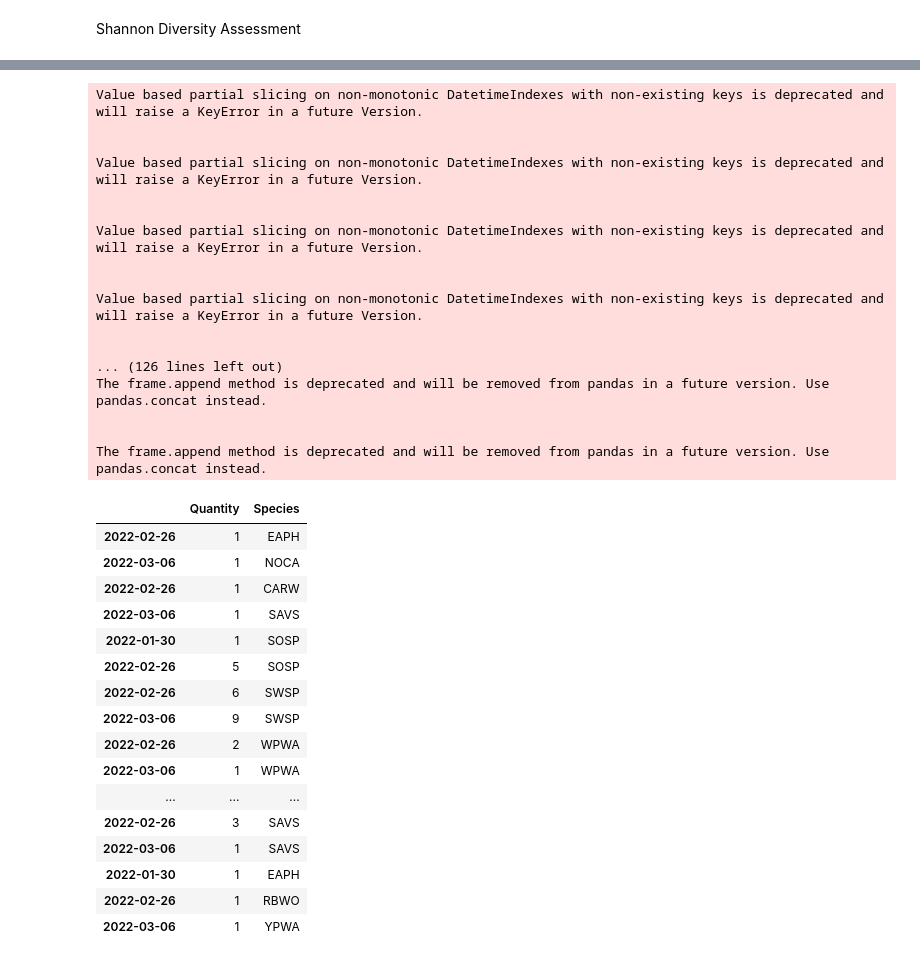
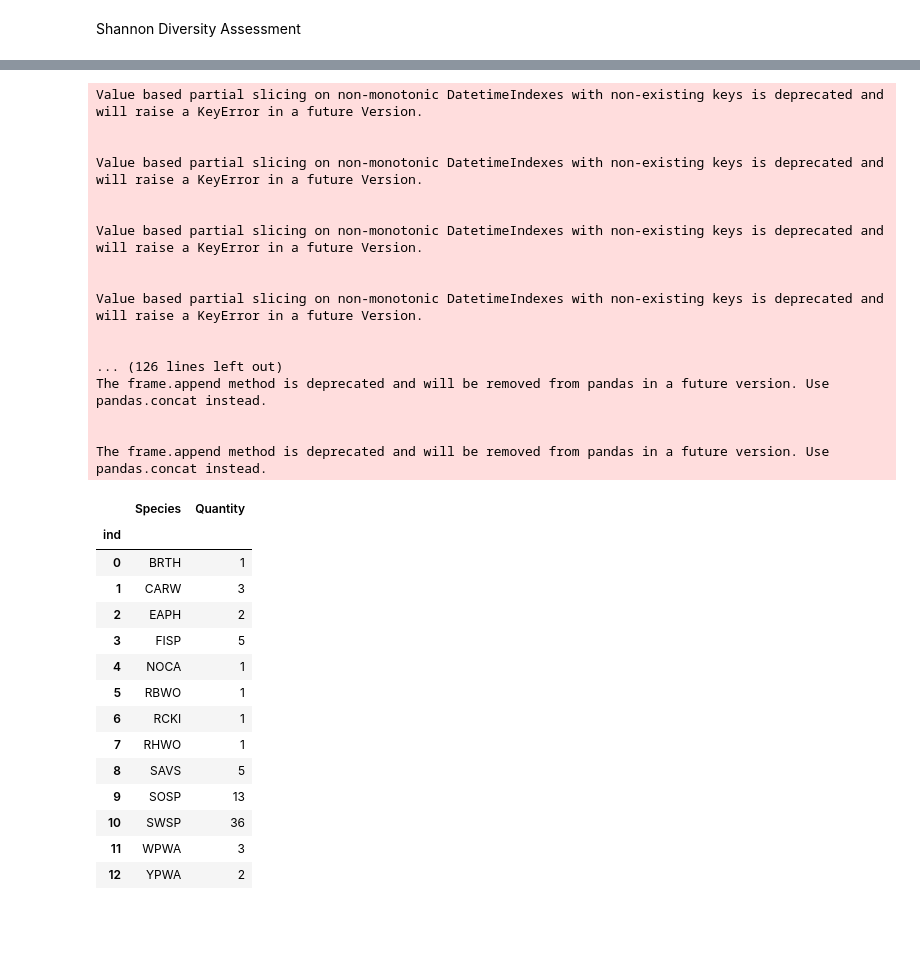
Before and after one commit to Pryzzm/PanoRestoration, a Jupyter notebook: MainAnalysis.ipynb, the cells around one changed output, grey strips where cells are left out. Drawn from its saved outputs; the diff is of its cells as text; code cells hidden in the pictures; blank space fills up the shorter version.

```diff
--- a/MainAnalysis.ipynb
+++ b/MainAnalysis.ipynb
@@ -843,4 +818,11 @@ filteredBirdRecaps.rename(columns={"Band Number":"Quantity"})
 # %%
+#Bird DF prep
+
+filteredBirdFirsts = filterBirdsSPEC(birdFirsts["Species"].unique())
+filteredBirdRecaps = filterBirdsSPECRE(birdRecaps["Species"].unique())
+filteredBirdFirsts.rename(columns={"Band Number":"Quantity"})
+filteredBirdRecaps.rename(columns={"Band Number":"Quantity"})
+
 birdFirsts07 = filteredBirdFirsts['12-31-2006': '1-1-2008']
 birdFirsts08 = filteredBirdFirsts['12-31-2007': '1-1-2009']
 birdFirsts09 = filteredBirdFirsts['12-31-2008': '1-1-2010']
@@ -868,64 +850,69 @@ birdRecaps13 = filteredBirdRecaps['12-31-2012': '1-1-2014']
 birdRecaps14 = filteredBirdRecaps['12-31-2013': '1-1-2015']
 birdRecaps15 = filteredBirdRecaps['12-31-2014': '1-1-2016']
 birdRecaps16 = filteredBirdRecaps['12-31-2015': '1-1-2017']
 birdRecaps17 = filteredBirdRecaps['12-31-2016': '1-1-2018']
 birdRecaps18 = filteredBirdRecaps['12-31-2017': '1-1-2019']
 birdRecaps19 = filteredBirdRecaps['12-31-2018': '1-1-2020']
 birdRecaps20 = filteredBirdRecaps['12-31-2019': '1-1-2021']
 birdRecaps21 = filteredBirdRecaps['12-31-2020': '1-1-2022']
 birdRecaps22 = filteredBirdRecaps['12-31-2021': '1-1-2023']
 
-birds07 = birdFirsts07.append(birdRecaps07).rename(columns={"Band Number": "Quantity"})
-birds09 = birdFirsts08.append(birdRecaps08).rename(columns={"Band Number": "Quantity"})
-birds09 = birdFirsts09.append(birdRecaps09).rename(columns={"Band Number": "Quantity"})
-birds10 = birdFirsts10.append(birdRecaps10).rename(columns={"Band Number": "Quantity"})
-birds11 = birdFirsts11.append(birdRecaps11).rename(columns={"Band Number": "Quantity"})
-birds12 = birdFirsts12.append(birdRecaps12).rename(columns={"Band Number": "Quantity"})
-birds13 = birdFirsts13.append(birdRecaps13).rename(columns={"Band Number": "Quantity"})
-birds14 = birdFirsts14.append(birdRecaps14).rename(columns={"Band Number": "Quantity"})
-birds15 = birdFirsts15.append(birdRecaps15).rename(columns={"Band Number": "Quantity"})
-birds16 = birdFirsts16.append(birdRecaps16).rename(columns={"Band Number": "Quantity"})
-birds17 = birdFirsts17.append(birdRecaps17).rename(columns={"Band Number": "Quantity"})
-birds18 = birdFirsts18.append(birdRecaps18).rename(columns={"Band Number": "Quantity"})
-birds19 = birdFirsts19.append(birdRecaps19).rename(columns={"Band Number": "Quantity"})
-birds20 = birdFirsts20.append(birdRecaps20).rename(columns={"Band Number": "Quantity"})
-birds21 = birdFirsts21.append(birdRecaps21).rename(columns={"Band Number": "Quantity"})
-birds22 = birdFirsts22.append(birdRecaps22).rename(columns={"Band Number": "Quantity"})
+birds07 = birdFirsts07.append(birdRecaps07).rename(columns={"Band Number": "Quantity"}).groupby(["Species"]).sum()
+birds08 = birdFirsts08.append(birdRecaps08).rename(columns={"Band Number": "Quantity"}).groupby(["Species"]).sum()
+birds09 = birdFirsts09.append(birdRecaps09).rename(columns={"Band Number": "Quantity"}).groupby(["Species"]).sum()
+birds10 = birdFirsts10.append(birdRecaps10).rename(columns={"Band Number": "Quantity"}).groupby(["Species"]).sum()
+birds11 = birdFirsts11.append(birdRecaps11).rename(columns={"Band Number": "Quantity"}).groupby(["Species"]).sum()
+birds12 = birdFirsts12.append(birdRecaps12).rename(columns={"Band Number": "Quantity"}).groupby(["Species"]).sum()
+birds13 = birdFirsts13.append(birdRecaps13).rename(columns={"Band Number": "Quantity"}).groupby(["Species"]).sum()
+birds14 = birdFirsts14.append(birdRecaps14).rename(columns={"Band Number": "Quantity"}).groupby(["Species"]).sum()
+birds15 = birdFirsts15.append(birdRecaps15).rename(columns={"Band Number": "Quantity"}).groupby(["Species"]).sum()
+birds16 = birdFirsts16.append(birdRecaps16).rename(columns={"Band Number": "Quantity"}).groupby(["Species"]).sum()
+birds17 = birdFirsts17.append(birdRecaps17).rename(columns={"Band Number": "Quantity"}).groupby(["Species"]).sum()
+birds18 = birdFirsts18.append(birdRecaps18).rename(columns={"Band Number": "Quantity"}).groupby(["Species"]).sum()
+birds19 = birdFirsts19.append(birdRecaps19).rename(columns={"Band Number": "Quantity"}).groupby(["Species"]).sum()
+birds20 = birdFirsts20.append(birdRecaps20).rename(columns={"Band Number": "Quantity"}).groupby(["Species"]).sum()
+birds21 = birdFirsts21.append(birdRecaps21).rename(columns={"Band Number": "Quantity"}).groupby(["Species"]).sum()
+birds22 = birdFirsts22.append(birdRecaps22).rename(columns={"Band Number": "Quantity"}).groupby(["Species"]).sum()
 
+birdlist = [birds07, birds08, birds09, birds10, birds11, birds12, birds13,
+            birds14, birds15, birds16, birds17, birds18, birds19, birds20,
+            birds21, birds22]
+for i in birdlist:
+    i['ind'] = np.arange(len(i))
+    i.set_index('ind', append=True, inplace=True)
+    i.reset_index(level=['Species'], inplace=True)
 birds22
 # %% [output]
 Value based partial slicing on non-monotonic DatetimeIndexes with non-existing keys is deprecated and will raise a KeyError in a future Version.
 
 
 Value based partial slicing on non-monotonic DatetimeIndexes with non-existing keys is deprecated and will raise a KeyError in a future Version.
 
 
 Value based partial slicing on non-monotonic DatetimeIndexes with non-existing keys is deprecated and will raise a KeyError in a future Version.
 
 
 Value based partial slicing on non-monotonic DatetimeIndexes with non-existing keys is deprecated and will raise a KeyError in a future Version.
 
 
 ... (126 lines left out)
 The frame.append method is deprecated and will be removed from pandas in a future version. Use pandas.concat instead.
 
 
 The frame.append method is deprecated and will be removed from pandas in a future version. Use pandas.concat instead.
-|  | Quantity | Species |
-| 2022-02-26 | 1 | EAPH |
-| 2022-03-06 | 1 | NOCA |
-| 2022-02-26 | 1 | CARW |
-| 2022-03-06 | 1 | SAVS |
-| 2022-01-30 | 1 | SOSP |
-| 2022-02-26 | 5 | SOSP |
-| 2022-02-26 | 6 | SWSP |
-| 2022-03-06 | 9 | SWSP |
-| 2022-02-26 | 2 | WPWA |
-| 2022-03-06 | 1 | WPWA |
-| ... | ... | ... |
-| 2022-02-26 | 3 | SAVS |
-| 2022-03-06 | 1 | SAVS |
-| 2022-01-30 | 1 | EAPH |
-| 2022-02-26 | 1 | RBWO |
-| 2022-03-06 | 1 | YPWA |
+|  | Species | Quantity |
+| ind |  |  |
+| 0 | BRTH | 1 |
+| 1 | CARW | 3 |
+| 2 | EAPH | 2 |
+| 3 | FISP | 5 |
+| 4 | NOCA | 1 |
+| 5 | RBWO | 1 |
+| 6 | RCKI | 1 |
+| 7 | RHWO | 1 |
+| 8 | SAVS | 5 |
+| 9 | SOSP | 13 |
+| 10 | SWSP | 36 |
+| 11 | WPWA | 3 |
+| 12 | YPWA | 2 |
 # %%
```
Also changed, not shown: parts of 12 cells of this notebook, 27 other files.
